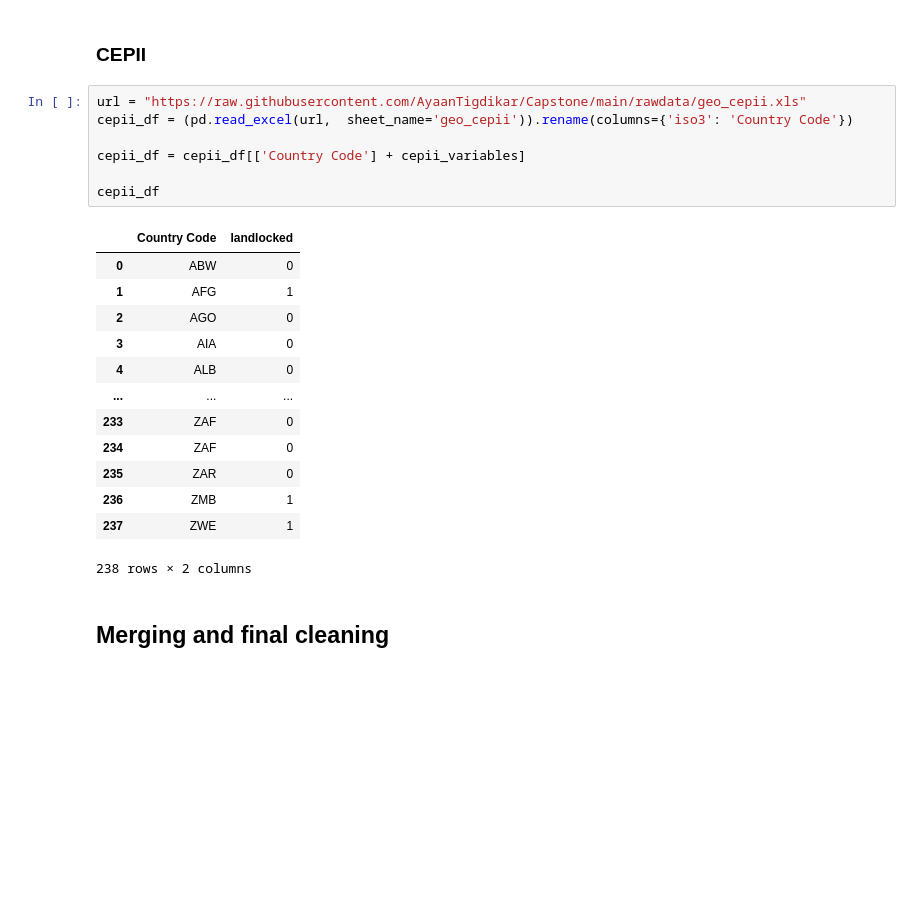
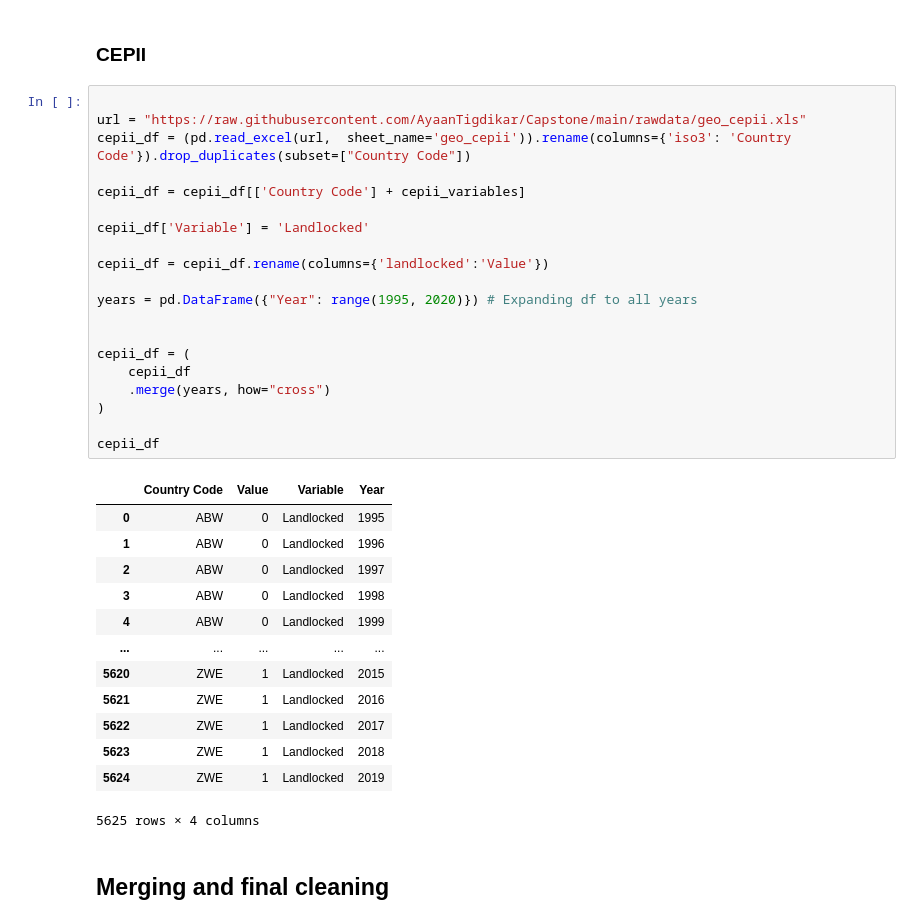
Before and after one commit to AyaanTigdikar/Capstone, a Jupyter notebook: code/1_cleaning_master_data.ipynb, the cells around one changed output. Cells and saved outputs as stored; diff of their text form; blank space fills up the shorter version.

Commit message:
Updating cleaned master data

```diff
--- a/code/1_cleaning_master_data.ipynb
+++ b/code/1_cleaning_master_data.ipynb
@@ -424,26 +425,39 @@ pwt_df
 # %% [markdown]
 ### CEPII
 # %%
+
 url = "https://raw.githubusercontent.com/AyaanTigdikar/Capstone/main/rawdata/geo_cepii.xls"
-cepii_df = (pd.read_excel(url,  sheet_name='geo_cepii')).rename(columns={'iso3': 'Country Code'})
+cepii_df = (pd.read_excel(url,  sheet_name='geo_cepii')).rename(columns={'iso3': 'Country Code'}).drop_duplicates(subset=["Country Code"])
 
 cepii_df = cepii_df[['Country Code'] + cepii_variables]
 
+cepii_df['Variable'] = 'Landlocked'
+
+cepii_df = cepii_df.rename(columns={'landlocked':'Value'})
+
+years = pd.DataFrame({"Year": range(1995, 2020)}) # Expanding df to all years
+
+
+cepii_df = (
+    cepii_df
+    .merge(years, how="cross")
+)
+
 cepii_df
 # %% [output]
-|  | Country Code | landlocked |
-| 0 | ABW | 0 |
-| 1 | AFG | 1 |
-| 2 | AGO | 0 |
-| 3 | AIA | 0 |
-| 4 | ALB | 0 |
-| ... | ... | ... |
-| 233 | ZAF | 0 |
-| 234 | ZAF | 0 |
-| 235 | ZAR | 0 |
-| 236 | ZMB | 1 |
-| 237 | ZWE | 1 |
+|  | Country Code | Value | Variable | Year |
+| 0 | ABW | 0 | Landlocked | 1995 |
+| 1 | ABW | 0 | Landlocked | 1996 |
+| 2 | ABW | 0 | Landlocked | 1997 |
+| 3 | ABW | 0 | Landlocked | 1998 |
+| 4 | ABW | 0 | Landlocked | 1999 |
+| ... | ... | ... | ... | ... |
+| 5620 | ZWE | 1 | Landlocked | 2015 |
+| 5621 | ZWE | 1 | Landlocked | 2016 |
+| 5622 | ZWE | 1 | Landlocked | 2017 |
+| 5623 | ZWE | 1 | Landlocked | 2018 |
+| 5624 | ZWE | 1 | Landlocked | 2019 |
-238 rows × 2 columns
+5625 rows × 4 columns
 # %% [markdown]
 ## Merging and final cleaning
 # %%
```
Also changed, not shown: parts of 7 cells of this notebook, 3 other files.
